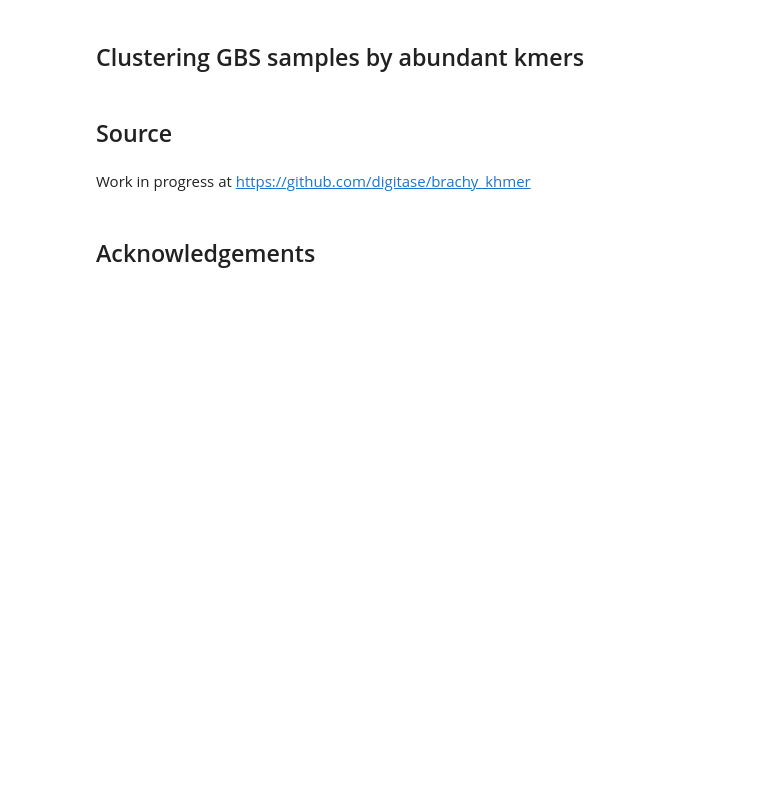
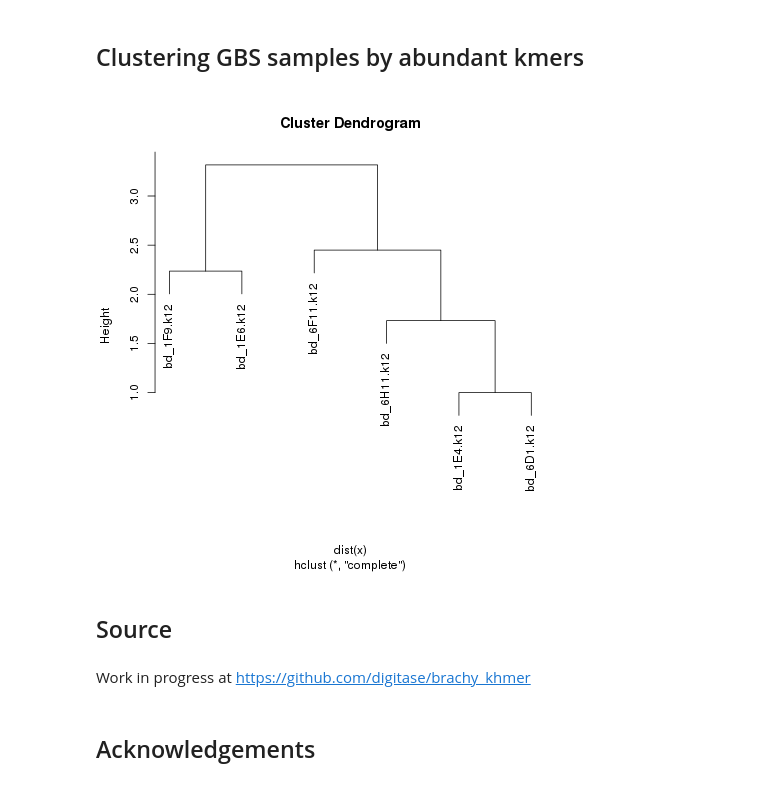
Before and after one commit to digitase/brachy_khmer, a Jupyter notebook: doc/brachy_khmer.ipynb, the cells around one changed output. Saved outputs shown, nothing was run; the diff lists cells and outputs as text; code cells hidden in the pictures; blank space fills up the shorter version.

Commit message:
Added clustering results to notebook.
- Removed redundant imports.
- R cluster script now saves to .png

```diff
--- a/doc/brachy_khmer.ipynb
+++ b/doc/brachy_khmer.ipynb
@@ -405,7 +443,11 @@ The same samples were hashed at k=12 (to make it possible to iterate through the
 # %%
-diff measures
-more samples
-diff k
+Image(filename="bd_clustering/cluster.png")
+
+#diff measures
+#more samples
+#diff k
+# %% [output]
+[figure, added]
 # %% [markdown]
 ## Source
 # %% [markdown]
```
Also changed, not shown: parts of 12 cells of this notebook, 1 other file.
